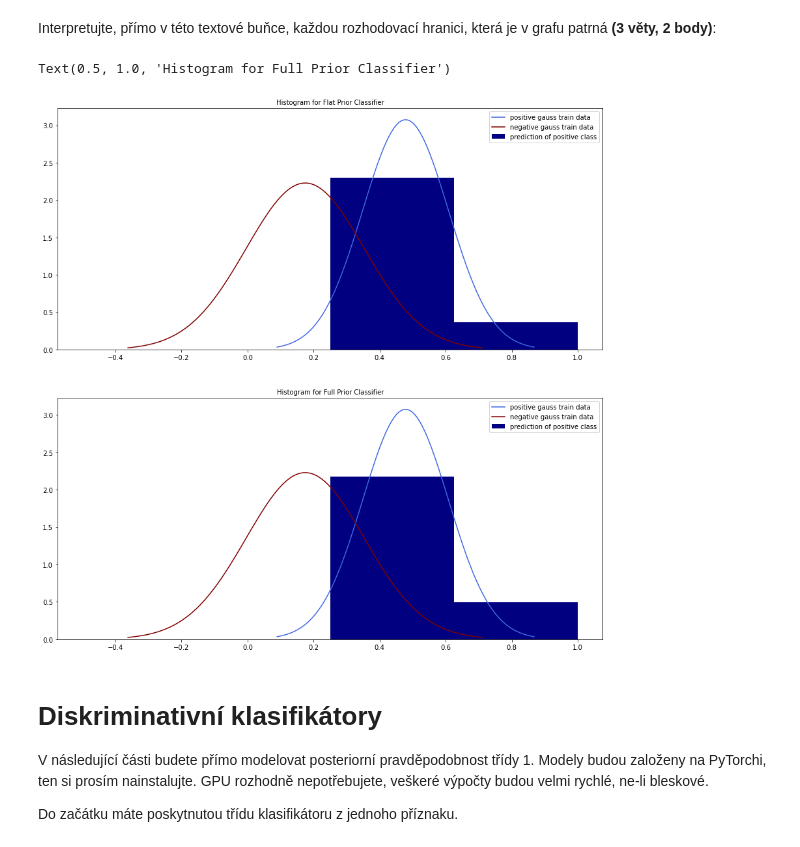
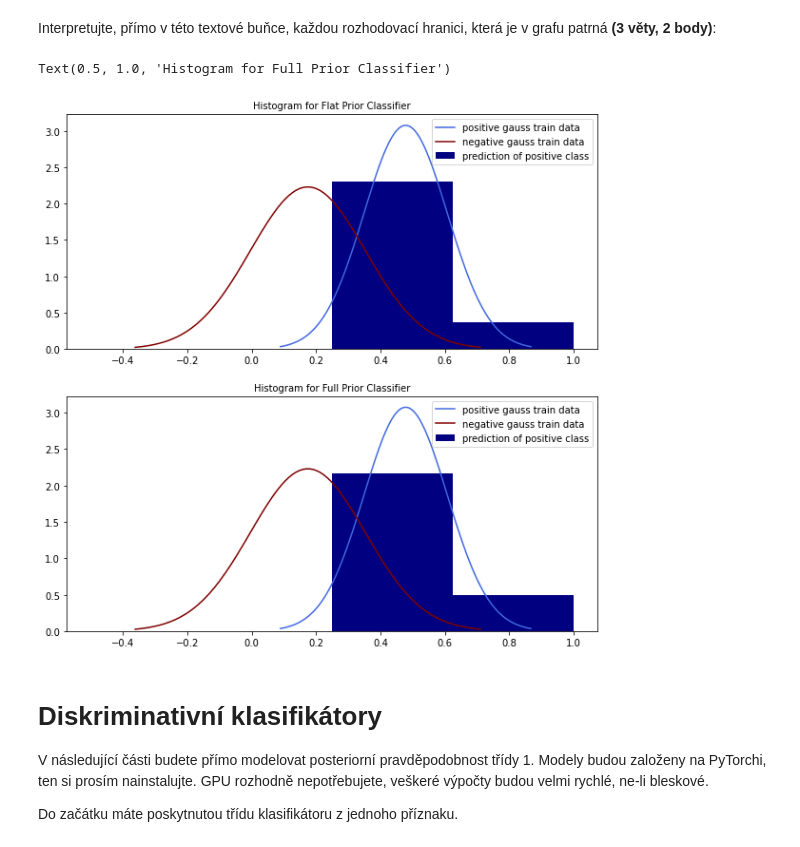
Before and after one commit to kateriska/6.-semestr-FIT, a Jupyter notebook: SUI/du/zadani.ipynb, the cells around one changed output. Cells and saved outputs as stored; diff of their text form; code cells hidden in the pictures.

```diff
--- a/SUI/du/zadani.ipynb
+++ b/SUI/du/zadani.ipynb
@@ -295,35 +295,35 @@ def getPointsToPlot(all_points, all_predictions):
 
     return points_to_plot
 
 p_poss = scipy.stats.norm.pdf(train_dataset.pos[:, FOI], pos_features_pdf[0], pos_features_pdf[1])
 p_negs = scipy.stats.norm.pdf(train_dataset.neg[:, FOI], neg_features_pdf[0], neg_features_pdf[1])
 
 points_to_plot_flat = getPointsToPlot(val_dataset.xs[:, FOI].tolist(), flat_prior_predictions)
 points_to_plot_full = getPointsToPlot(val_dataset.xs[:, FOI].tolist(), full_prior_predictions)
 
-figure = plt.figure(figsize=(15, 15))
+figure = plt.figure(figsize=(10, 10))
 
 x_poss = np.linspace(pos_features_pdf[0] - 3*pos_features_pdf[1], pos_features_pdf[0] + 3*pos_features_pdf[1], 100)
 p_poss_pdf = scipy.stats.norm.pdf(x_poss, pos_features_pdf[0], pos_features_pdf[1])
 x_negs = np.linspace(neg_features_pdf[0] - 3*neg_features_pdf[1], neg_features_pdf[0] + 3*neg_features_pdf[1], 100)
 p_negs_pdf = scipy.stats.norm.pdf(x_negs, neg_features_pdf[0], neg_features_pdf[1])
 
 graph_plot_flat = figure.add_subplot(2,1,1)
 graph_plot_flat.plot(x_poss, p_poss_pdf, color = "royalblue", label="positive gauss train data")
 graph_plot_flat.plot(x_negs, p_negs_pdf, color = "maroon", label="negative gauss train data")
 graph_plot_flat.hist(points_to_plot_flat, bins=np.linspace(-0.5,1,5), density=True, color ="navy", label="prediction of positive class")
 graph_plot_flat.legend(prop={'size': 10})
 graph_plot_flat.set_title("Histogram for Flat Prior Classifier", fontsize=10)
 
 graph_plot_full = figure.add_subplot(2,1,2)
 graph_plot_full.plot(x_poss, p_poss_pdf, color = "royalblue", label="positive gauss train data")
 graph_plot_full.plot(x_negs, p_negs_pdf, color = "maroon", label="negative gauss train data")
 graph_plot_full.hist(points_to_plot_full, bins=np.linspace(-0.5,1,5), density=True, color ="navy", label="prediction of positive class")
 graph_plot_full.legend(prop={'size': 10})
 graph_plot_full.set_title("Histogram for Full Prior Classifier", fontsize=10)
 # %% [output]
 Text(0.5, 1.0, 'Histogram for Full Prior Classifier')
-[figure, old version]
+[figure, new version]
 # %% [markdown]
 # Diskriminativní klasifikátory
 V následující části budete přímo modelovat posteriorní pravděpodobnost třídy 1.
```
Also changed, not shown: parts of 6 cells of this notebook.
